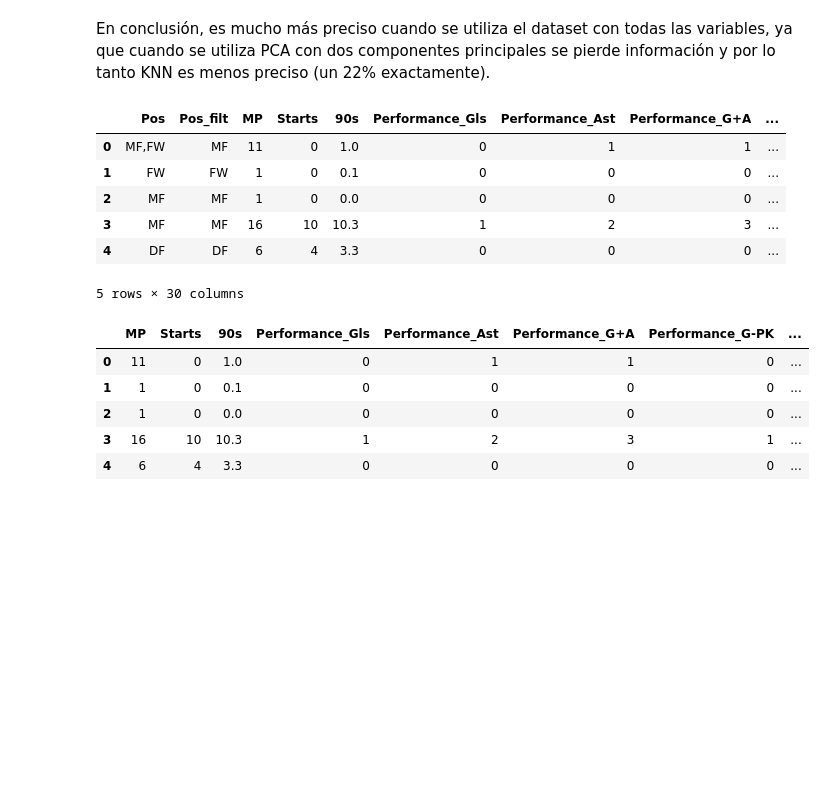
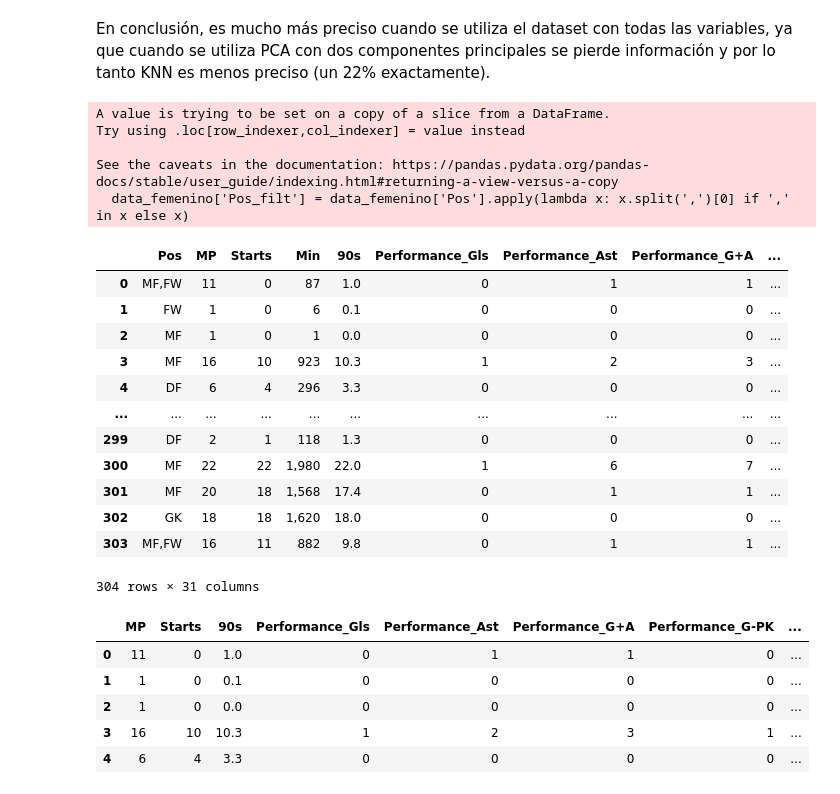
Before and after one commit to joacokoif/tp2_fulbo_ldd, a Jupyter notebook: tp2_LDD_Futbol_Analytics.ipynb, the cells around one changed output. Cells and saved outputs as stored; diff of their text form; code cells hidden in the pictures; blank space fills up the shorter version.

```diff
--- a/tp2_LDD_Futbol_Analytics.ipynb
+++ b/tp2_LDD_Futbol_Analytics.ipynb
@@ -384,23 +384,32 @@ En conclusión, es mucho más preciso cuando se utiliza el dataset con todas las
 # %%
 # 8. Repetir el mismo método de clasificación con el dataset de jugadoras de la liga inglesa femenina superleague2023.csv.
 # Para esto, quedarse con la columna Pos y las columnas a partir de MP, inclusive.
 # ¿Qué porcentaje de aciertos obtienen en este caso? ¿Puede modificarse el parámetro para obtener un porcentaje mayor?
 data_fem = pd.read_csv('superleague2023.csv')
-# me quedo con las columnas 'Pos' y 'Pos_filt' (por las dudas)
-data_fem['Pos_filt'] = data_fem['Pos'].apply(lambda x: x.split(',')[0] if pd.notnull(x) else x)
-# selecciono las comulnas desde 'MP' en adelante
-data_f = data_fem.select_dtypes(include='number').loc[:, 'MP':]
-# junto todas las columnas que necesito
-data_femenino = pd.concat([data_fem[['Pos','Pos_filt']], data_f], axis=1)
-data_femenino.head()
+# # selecciono las comulnas desde 'MP' en adelante junto con 'Pos'
+data_femenino = data_fem[['Pos'] + list(data_fem.columns[data_fem.columns.get_loc('MP'):])]
+# # me quedo con las columnas 'Pos' y 'Pos_filt' (por las dudas)
+data_femenino['Pos_filt'] = data_femenino['Pos'].apply(lambda x: x.split(',')[0] if ',' in x else x)
+data_femenino
 # %% [output]
+A value is trying to be set on a copy of a slice from a DataFrame.
+Try using .loc[row_indexer,col_indexer] = value instead
+
+See the caveats in the documentation: https://pandas.pydata.org/pandas-docs/stable/user_guide/indexing.html#returning-a-view-versus-a-copy
+  data_femenino['Pos_filt'] = data_femenino['Pos'].apply(lambda x: x.split(',')[0] if ',' in x else x)
-|  | Pos | Pos_filt | MP | Starts | 90s | Performance_Gls | Performance_Ast | Performance_G+A | ... |
-| 0 | MF,FW | MF | 11 | 0 | 1.0 | 0 | 1 | 1 | ... |
-| 1 | FW | FW | 1 | 0 | 0.1 | 0 | 0 | 0 | ... |
-| 2 | MF | MF | 1 | 0 | 0.0 | 0 | 0 | 0 | ... |
-| 3 | MF | MF | 16 | 10 | 10.3 | 1 | 2 | 3 | ... |
-| 4 | DF | DF | 6 | 4 | 3.3 | 0 | 0 | 0 | ... |
+|  | Pos | MP | Starts | Min | 90s | Performance_Gls | Performance_Ast | Performance_G+A | ... |
+| 0 | MF,FW | 11 | 0 | 87 | 1.0 | 0 | 1 | 1 | ... |
+| 1 | FW | 1 | 0 | 6 | 0.1 | 0 | 0 | 0 | ... |
+| 2 | MF | 1 | 0 | 1 | 0.0 | 0 | 0 | 0 | ... |
+| 3 | MF | 16 | 10 | 923 | 10.3 | 1 | 2 | 3 | ... |
+| 4 | DF | 6 | 4 | 296 | 3.3 | 0 | 0 | 0 | ... |
+| ... | ... | ... | ... | ... | ... | ... | ... | ... | ... |
+| 299 | DF | 2 | 1 | 118 | 1.3 | 0 | 0 | 0 | ... |
+| 300 | MF | 22 | 22 | 1,980 | 22.0 | 1 | 6 | 7 | ... |
+| 301 | MF | 20 | 18 | 1,568 | 17.4 | 0 | 1 | 1 | ... |
+| 302 | GK | 18 | 18 | 1,620 | 18.0 | 0 | 0 | 0 | ... |
+| 303 | MF,FW | 16 | 11 | 882 | 9.8 | 0 | 1 | 1 | ... |
-5 rows × 30 columns
+304 rows × 31 columns
 # %%
 # me quedo con las columnas numéricas desde 'MP' en adelante
 data_num_fem = data_femenino.select_dtypes(include='number').loc[:, 'MP':]
```
Also changed, not shown: parts of 15 cells of this notebook.
